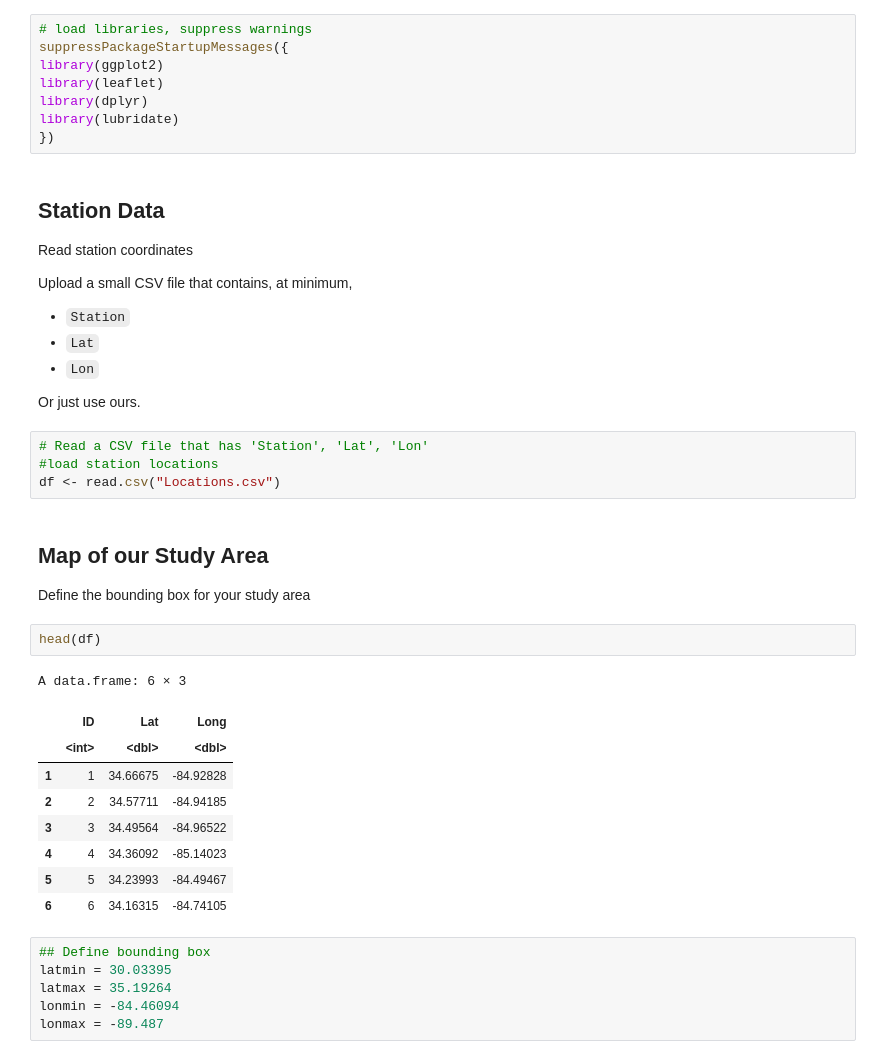
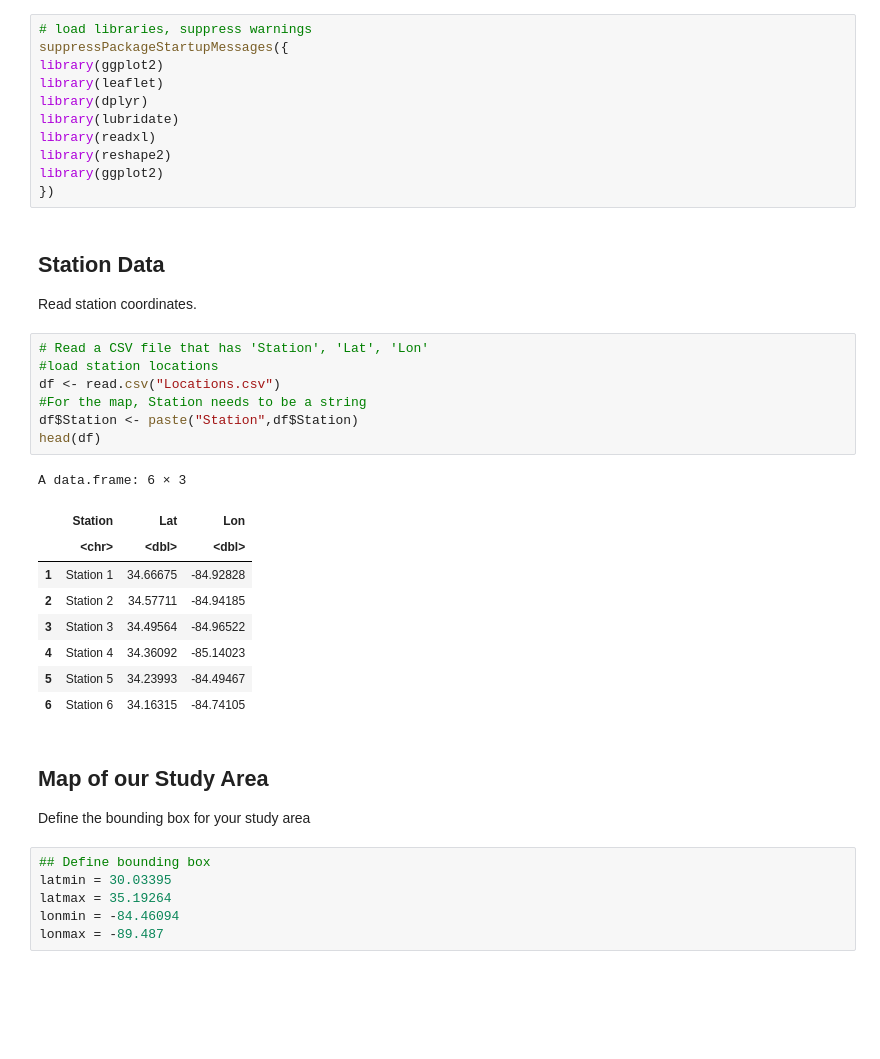
Before and after one commit to oybcst/Watershed-modeling, a Jupyter notebook: index.ipynb, the cells around one changed output. Saved outputs shown, nothing was run; the diff lists cells and outputs as text; blank space fills up the shorter version.

```diff
--- a/index.ipynb
+++ b/index.ipynb
@@ -13,37 +13,34 @@ library(ggplot2)
 library(leaflet)
 library(dplyr)
 library(lubridate)
+library(readxl)
+library(reshape2)
+library(ggplot2)
 })
-# %% [markdown]
-## Station Data
-
-Read station coordinates
-
-Upload a small CSV file that contains, at minimum,
-- `Station`
-- `Lat`
-- `Lon`
-
-Or just use ours.
+# %% [markdown]
+## Station Data
+
+Read station coordinates.
 # %%
 # Read a CSV file that has 'Station', 'Lat', 'Lon'
 #load station locations
 df <- read.csv("Locations.csv")
+#For the map, Station needs to be a string
+df$Station <- paste("Station",df$Station)
+head(df)
+# %% [output]
+A data.frame: 6 × 3
+|  | Station | Lat | Lon |
+|  | <chr> | <dbl> | <dbl> |
+| 1 | Station 1 | 34.66675 | -84.92828 |
+| 2 | Station 2 | 34.57711 | -84.94185 |
+| 3 | Station 3 | 34.49564 | -84.96522 |
+| 4 | Station 4 | 34.36092 | -85.14023 |
+| 5 | Station 5 | 34.23993 | -84.49467 |
+| 6 | Station 6 | 34.16315 | -84.74105 |
 # %% [markdown]
 ## Map of our Study Area
 Define the bounding box for your study area
-# %%
-head(df)
-# %% [output]
-A data.frame: 6 × 3
-|  | ID | Lat | Long |
-|  | <int> | <dbl> | <dbl> |
-| 1 | 1 | 34.66675 | -84.92828 |
-| 2 | 2 | 34.57711 | -84.94185 |
-| 3 | 3 | 34.49564 | -84.96522 |
-| 4 | 4 | 34.36092 | -85.14023 |
-| 5 | 5 | 34.23993 | -84.49467 |
-| 6 | 6 | 34.16315 | -84.74105 |
 # %%
 ## Define bounding box
 latmin = 30.03395
```
Also changed, not shown: parts of 10 cells of this notebook.
